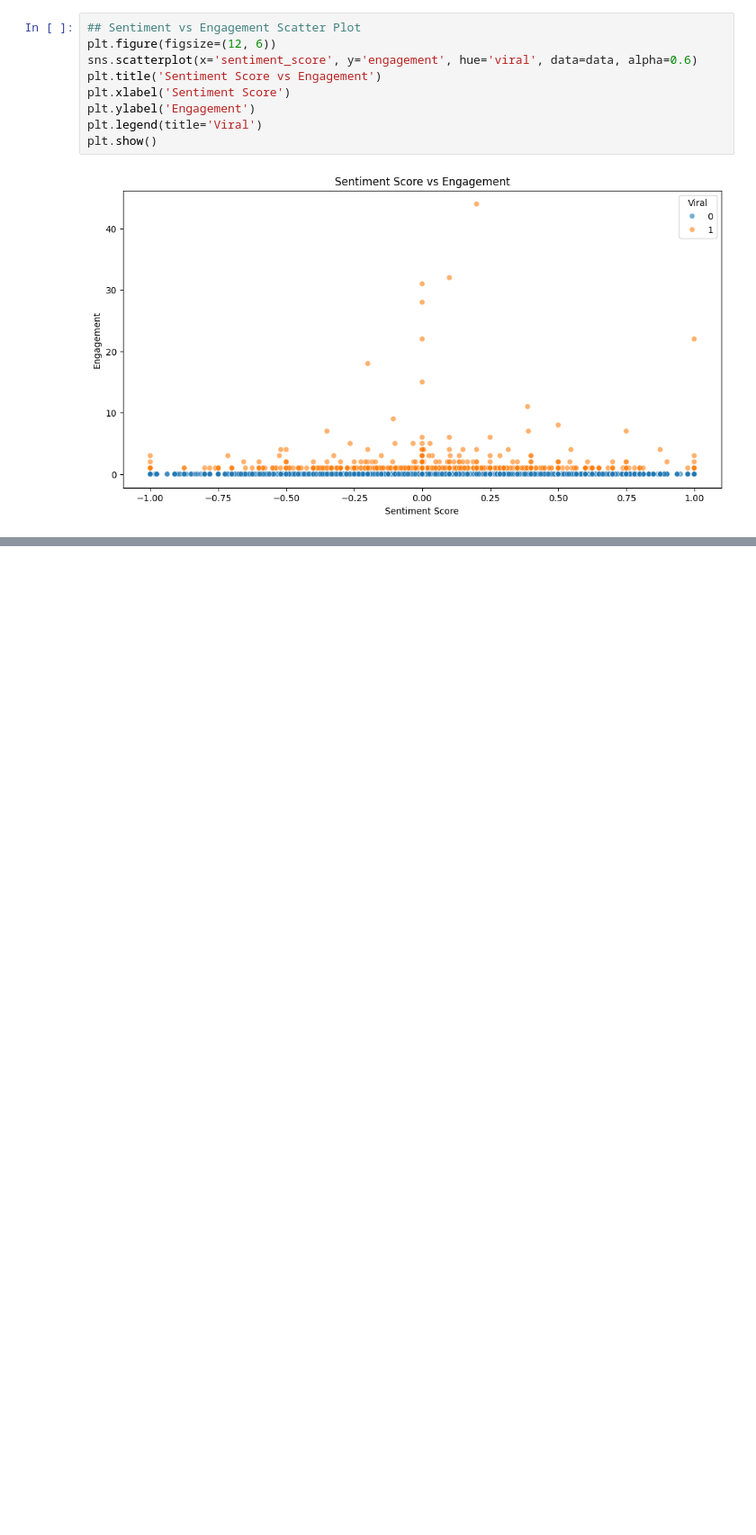
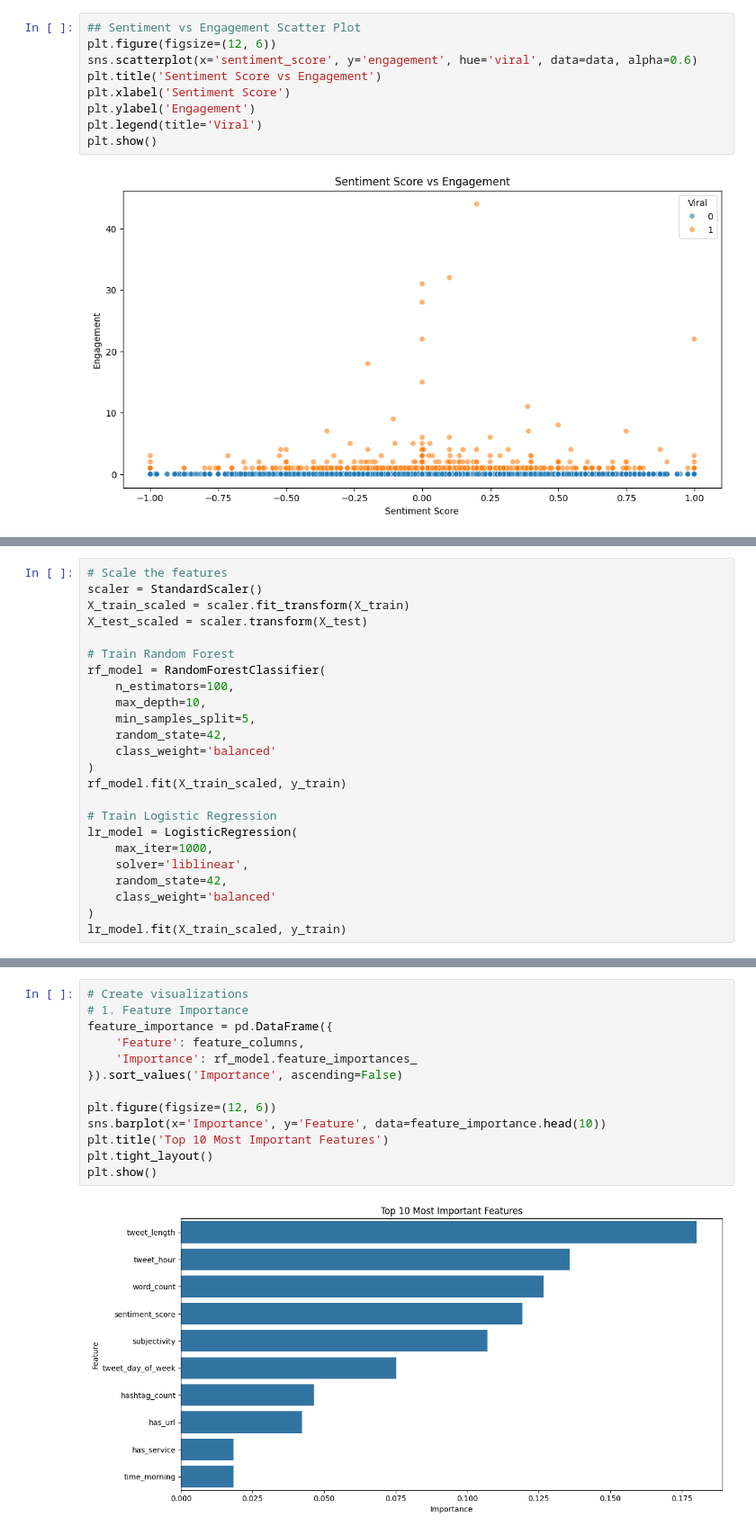
Before and after one commit to abubakarp789/Viral_or_Not-Predicting_Virality_of_Tweets, a Jupyter notebook: Predicting_Virality_of_Tweets.ipynb, the cells around one changed output, grey strips where cells are left out. Shown at 90% size. Cells and saved outputs as stored; diff of their text form; blank space fills up the shorter version.

```diff
--- a/Predicting_Virality_of_Tweets.ipynb
+++ b/Predicting_Virality_of_Tweets.ipynb
@@ -582,0 +577,24 @@ weighted avg       0.89      0.94      0.92      3660
+# %%
+# Scale the features
+scaler = StandardScaler()
+X_train_scaled = scaler.fit_transform(X_train)
+X_test_scaled = scaler.transform(X_test)
+
+# Train Random Forest
+rf_model = RandomForestClassifier(
+    n_estimators=100,
+    max_depth=10,
+    min_samples_split=5,
+    random_state=42,
+    class_weight='balanced'
+)
+rf_model.fit(X_train_scaled, y_train)
+
+# Train Logistic Regression
+lr_model = LogisticRegression(
+    max_iter=1000,
+    solver='liblinear',
+    random_state=42,
+    class_weight='balanced'
+)
+lr_model.fit(X_train_scaled, y_train)
@@ -582,0 +643,15 @@ weighted avg       0.89      0.94      0.92      3660
+# %%
+# Create visualizations
+# 1. Feature Importance
+feature_importance = pd.DataFrame({
+    'Feature': feature_columns,
+    'Importance': rf_model.feature_importances_
+}).sort_values('Importance', ascending=False)
+
+plt.figure(figsize=(12, 6))
+sns.barplot(x='Importance', y='Feature', data=feature_importance.head(10))
+plt.title('Top 10 Most Important Features')
+plt.tight_layout()
+plt.show()
+# %% [output]
+[figure, added]
```
Also changed, not shown: parts of 17 cells of this notebook, 6 other files.
